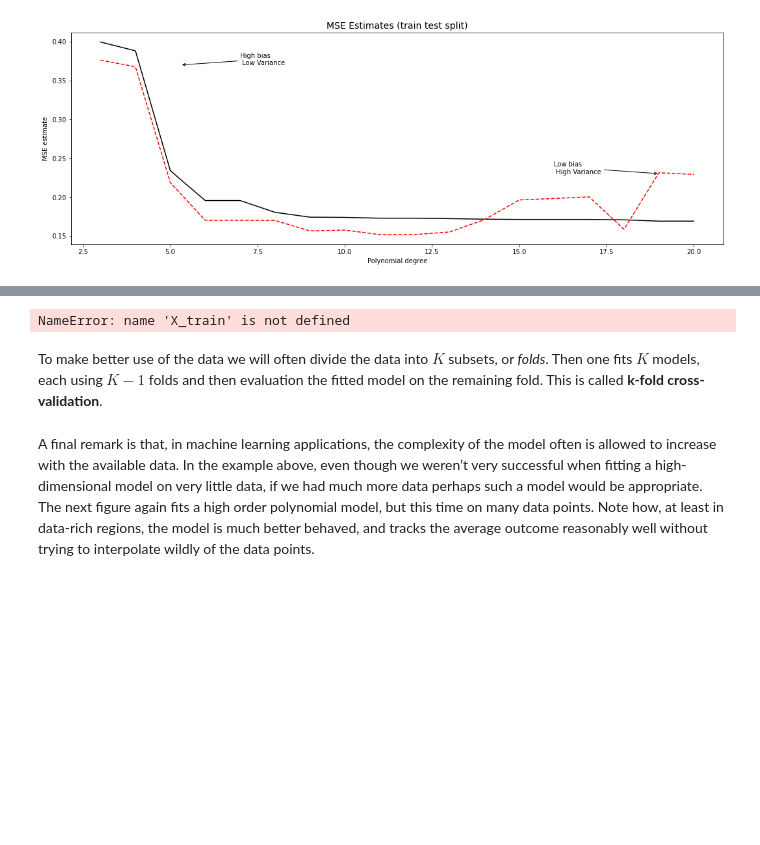
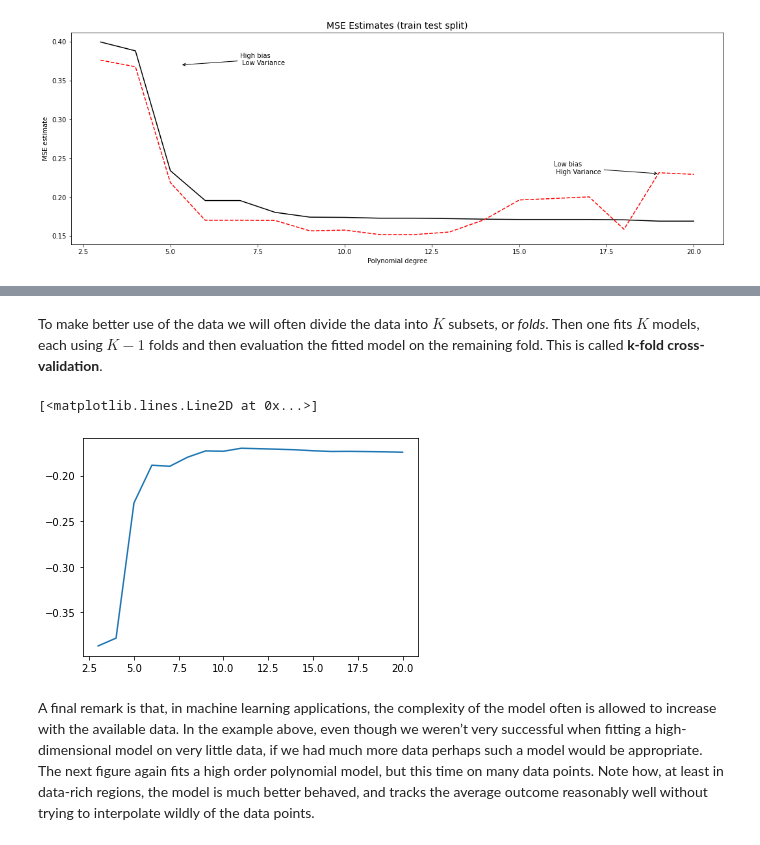
Before and after one commit to alexanderquispe/ml_book, a Jupyter notebook: Untitled-1.ipynb, the cells around one changed output, grey strips where cells are left out. Saved outputs shown, nothing was run; the diff lists cells and outputs as text; code cells hidden in the pictures; blank space fills up the shorter version.

```diff
--- a/Untitled-1.ipynb
+++ b/Untitled-1.ipynb
@@ -201,14 +170,0 @@ plt.plot(degrees, valid_mse)
-# %%
-poly = PolynomialFeatures(degree = 10)
-X_poly_train = poly.fit_transform(X_train)
-poly.fit(X_poly_train, Y_train)
-
-ols = LinearRegression()
-
-ols.fit(X_train, Y_train)
-
-yhat_train = ols.predict(poly.fit_transform(X_train))
-
-#yhat_test = ols.predict(poly.fit_transform(X_test))
-# %% [output]
-NameError: name 'X_train' is not defined
@@ -248,2 +171,22 @@ yhat = lin2.predict(poly.fit_transform(new_data))
 # %% [markdown]
 To make better use of the data we will often divide the data into $K$ subsets, or _folds_. Then one fits $K$ models, each using  $K-1$ folds and then evaluation the fitted model on the remaining fold. This is called **k-fold cross-validation**.
+# %%
+from sklearn.model_selection import GridSearchCV
+from sklearn.metrics import make_scorer
+from sklearn.model_selection import cross_val_score
+from sklearn.model_selection import KFold
+cv = KFold(n_splits=10, random_state=1, shuffle=True)
+
+mse =[]
+for d in degrees:
+    poly =PolynomialFeatures(degree = d, include_bias =False  )
+    poly_features = poly.fit_transform(X)
+    ols = LinearRegression()
+    scorer = make_scorer(mean_squared_error, False)
+    mse_test= cross_val_score(ols, poly_features, y, scoring=scorer, cv =cv).mean()
+    mse.append(mse_test)
+# %%
+plt.plot(degrees, mse)
+# %% [output]
+[<matplotlib.lines.Line2D at 0x...>]
+[figure, added]
```
Also changed, not shown: parts of 9 cells of this notebook.
